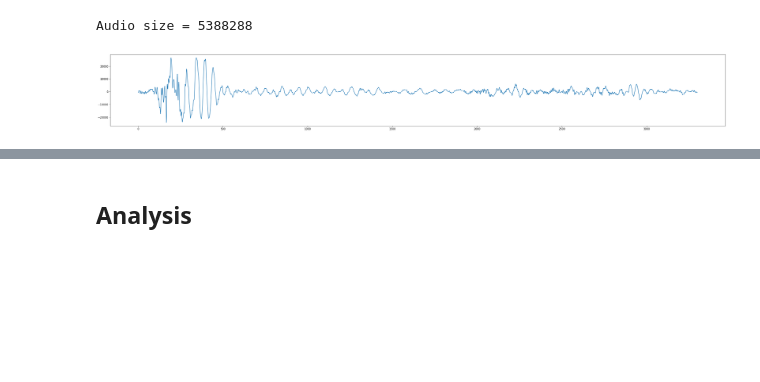
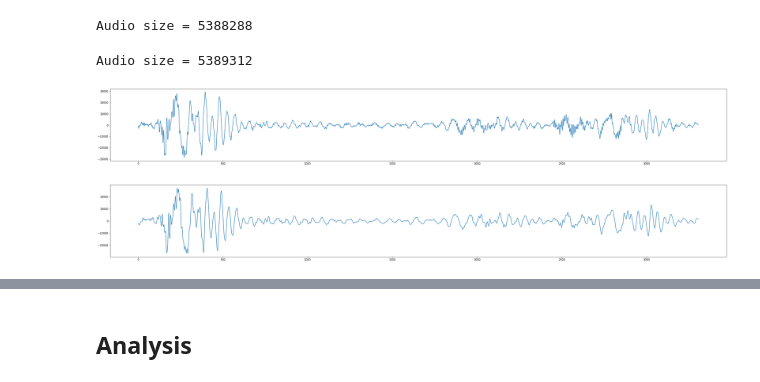
Before and after one commit to jimytim/TSMeter, a Jupyter notebook: Speed_Computation.ipynb, the cells around one changed output, grey strips where cells are left out. Cells and saved outputs as stored; diff of their text form; code cells hidden in the pictures; blank space fills up the shorter version.

Commit message:
Start correlation work and plotting with noise reduced audio

```diff
--- a/Speed_Computation.ipynb
+++ b/Speed_Computation.ipynb
@@ -38,6 +38,9 @@ def get_audio_stream_metadata(audio_path, key, ffmpeg_bin_path, pretty=False, co
     completed_process = subprocess.run(cmd.split(), capture_output=True)
     duration = completed_process.stdout.decode().rstrip()
     return duration
+# %%
+def get_total_second(datetime):
+    return datetime.hour * 3600 + datetime.minute * 60 + datetime.second + (datetime.microsecond / 10**6)
 # %%
 def get_buffer_size_from_duration(duration_string, sampling_rate, offset=500, duration_format="sexagesimal"):
     if duration_format == "sexagesimal":
@@ -49,6 +51,17 @@ def get_buffer_size_from_duration(duration_string, sampling_rate, offset=500, du
     sample_number = duration_second * sampling_rate + offset
     buffer_size = int(sample_number) * 2
     return buffer_size
+# %%
+def conversion_time_interval_to_frame_interval(start_time, end_time):
+    start_dtime = datetime.strptime(start_time, "%M:%S.%f")
+    end_dtime = datetime.strptime(end_time, "%M:%S.%f")
+    start_sample = int(get_total_second(start_dtime) * 44100)
+    end_sample = int(get_total_second(end_dtime) * 44100)
+    return [start_sample, end_sample]
+# %%
+def grep_time_interval_from_audio(audio, start_time, end_time):
+    start_sample, end_sample = conversion_time_interval_to_frame_interval(start_time, end_time)
+    return audio[start_sample:end_sample]
 # %%
 audio_path = pathlib.Path("Audio/Voix_190716.3gp")
 
@@ -60,13 +73,17 @@ nb_frames = int(get_audio_stream_metadata(audio_path, "nb_read_frames", ffmpeg_b
 nb_samples = nb_frames * 1024 # The number of frames per packet is set to 1024 for the AAC codec, manual checked with 'ffmpeg.exe -v error -show_frames input.x'
 buffer_size = nb_samples * 2
 
-command = "{ffmpeg} -i {audio_file} -f {format} -ar 44100 -ac 1 -".format(ffmpeg=get_os_exec_path("ffmpeg", ffmpeg_bin_path),
-                                                                          audio_file=audio_path,
-                                                                          format='s16le')
-pipe = subprocess.Popen(command.split(), stdout=subprocess.PIPE, stderr=open(os.devnull, 'w'),
-                        bufsize=buffer_size)
-raw = pipe.stdout.read(buffer_size)
-audio = np.frombuffer(raw, dtype=np.int16)
+def load_audio(audio_path, buffer_size, ffmpeg_bin_path):
+    command = "{ffmpeg} -i {audio_file} -f {format} -ar 44100 -ac 1 -".format(ffmpeg=get_os_exec_path("ffmpeg", ffmpeg_bin_path),
+                                                                              audio_file=audio_path,
+                                                                              format='s16le')
+    pipe = subprocess.Popen(command.split(), stdout=subprocess.PIPE, stderr=open(os.devnull, 'w'),
+                            bufsize=buffer_size)
+    raw = pipe.stdout.read(buffer_size)
+    audio = np.frombuffer(raw, dtype=np.int16)
+    return audio
+
+audio = load_audio(audio_path, buffer_size, ffmpeg_bin_path)
 print("Audio size = {}".format(audio.size))
 # %% [output]
 Audio size = 5388288
@@ -73,9 +94,41 @@ Audio size = 5388288
+# %%
+audio_path_NR = pathlib.Path("Audio/Voix_190716_NR.3gp")
+
+info_NR = get_audio_info(audio_path_NR, ffmpeg_bin_path)
+duration_NR = get_audio_stream_metadata(audio_path_NR, "duration", ffmpeg_bin_path, pretty=True)
+
+real_nb_samples_NR = int(get_audio_stream_metadata(audio_path_NR, "duration_ts", ffmpeg_bin_path, pretty=True, count_frames=True))
+nb_frames_NR = int(get_audio_stream_metadata(audio_path_NR, "nb_read_frames", ffmpeg_bin_path, pretty=True, count_frames=True))
+nb_samples_NR = nb_frames_NR * 1024 # The number of frames per packet is set to 1024 for the AAC codec, manual checked with 'ffmpeg.exe -v error -show_frames input.x'
+buffer_size_NR = nb_samples_NR * 2
+
+def load_audio(audio_path, buffer_size, ffmpeg_bin_path):
+    command = "{ffmpeg} -i {audio_file} -f {format} -ar 44100 -ac 1 -".format(ffmpeg=get_os_exec_path("ffmpeg", ffmpeg_bin_path),
+                                                                              audio_file=audio_path_NR,
+                                                                              format='s16le')
+    pipe = subprocess.Popen(command.split(), stdout=subprocess.PIPE, stderr=open(os.devnull, 'w'),
+                            bufsize=buffer_size)
+    raw = pipe.stdout.read(buffer_size)
+    audio = np.frombuffer(raw, dtype=np.int16)
+    return audio
+
+audio_NR = load_audio(audio_path_NR, buffer_size_NR, ffmpeg_bin_path)
+print("Audio size = {}".format(audio_NR.size))
+# %% [output]
+Audio size = 5389312
 # %%
-# full_1 = audio[490000:520000]
-frappe_1 = audio[491200:494500]
-plt.plot(frappe_1)
+samples = grep_time_interval_from_audio(audio, '1:33.530', '1:33.605')
+plt.plot(samples)
 plt.xlim = 0
 fig = plt.gcf()
 fig.set_size_inches(42,5)
 # %% [output]
-[figure, old version]
+[figure, new version]
+# %%
+samples_NR = grep_time_interval_from_audio(audio_NR, '1:33.553', '1:33.628')
+plt.plot(samples_NR)
+plt.xlim = 0
+fig = plt.gcf()
+fig.set_size_inches(42,5)
+# %% [output]
+[figure, added]
```
Also changed, not shown: parts of 16 cells of this notebook.
